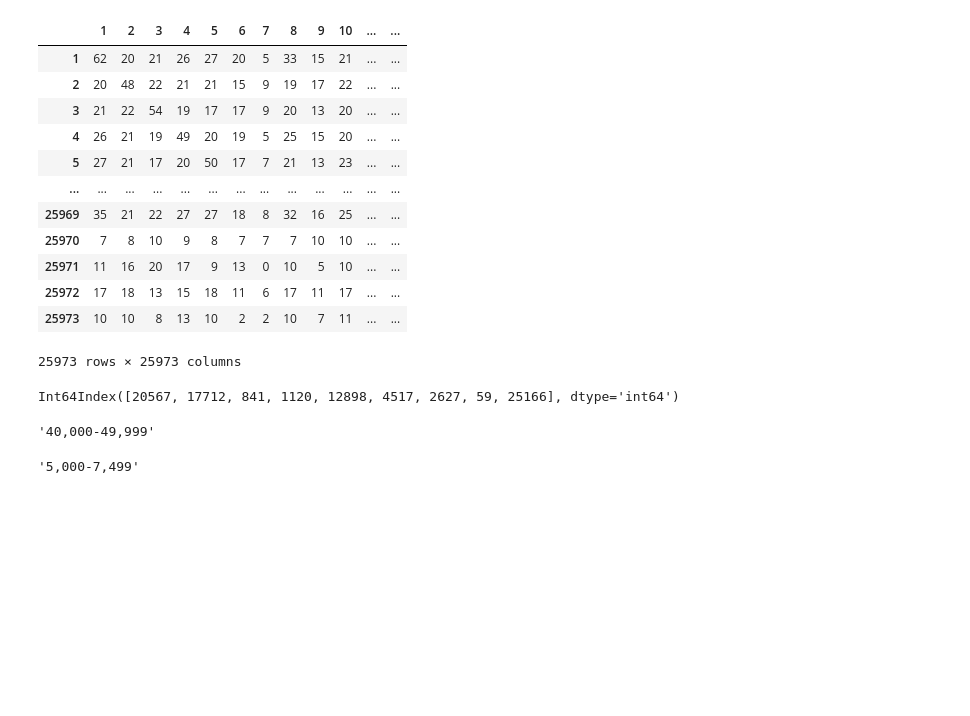
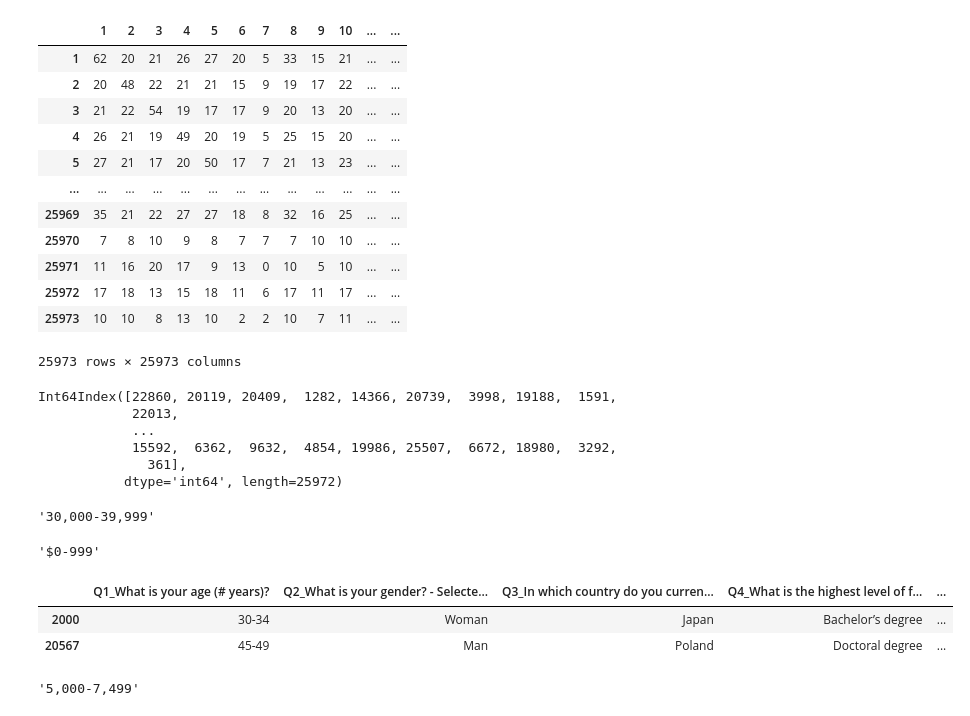
Before and after one commit to thecrossed/kaggle_survey_2021, a Jupyter notebook: what-do-data-scientists-usually-do.ipynb, the cells around one changed output. Drawn from its saved outputs; the diff is of its cells as text; code cells hidden in the pictures; blank space fills up the shorter version.

Commit message:
Kaggle Notebook | Who is most similar to you? | Version 33

```diff
--- a/what-do-data-scientists-usually-do.ipynb
+++ b/what-do-data-scientists-usually-do.ipynb
@@ -213,7 +213,12 @@ def closest_participant(participant_id, participant_matrix):
 # %%
-closest_participant(2000,data_matrix)
+closest_participant(5,data_matrix)
 # %% [output]
-Int64Index([20567, 17712, 841, 1120, 12898, 4517, 2627, 59, 25166], dtype='int64')
+Int64Index([22860, 20119, 20409,  1282, 14366, 20739,  3998, 19188,  1591,
+            22013,
+            ...
+            15592,  6362,  9632,  4854, 19986, 25507,  6672, 18980,  3292,
+              361],
+           dtype='int64', length=25972)
 # %%
 def compensation(df , participant):
     """
@@ -229,9 +234,34 @@ def compensation(df , participant):
 
     return compensation
 
-compensation(renamed_data,2000)
+compensation(renamed_data,5)
 # %% [output]
-'40,000-49,999'
+'30,000-39,999'
+# %%
+def similar_user_compensation(df, participant_ids):
+    """
+    input:
+    df - target dataset
+    participant_ids - a list of participant ids
+    output:
+    the first participant id that has non-null compensation data
+    """
+    for participant in participant_ids:
+        if compensation(df, participant) is not None:
+            return compensation(df, participant)
+        else:
+            pass
+similar_user_compensation(renamed_data,closest_participant(5,data_matrix))
+# %% [output]
+'$0-999'
+# %%
+test = renamed_data.loc[renamed_data.index.isin([2000,20567])]
+# %%
+test.iloc[: , 1:10]
+# %% [output]
+|  | Q1_What is your age (# years)? | Q2_What is your gender? - Selecte... | Q3_In which country do you curren... | Q4_What is the highest level of f... | ... |
+| 2000 | 30-34 | Woman | Japan | Bachelor’s degree | ... |
+| 20567 | 45-49 | Man | Poland | Doctoral degree | ... |
 # %%
 compensation(renamed_data,20567)
 # %% [output]
```
Also changed, not shown: parts of 9 cells of this notebook.
